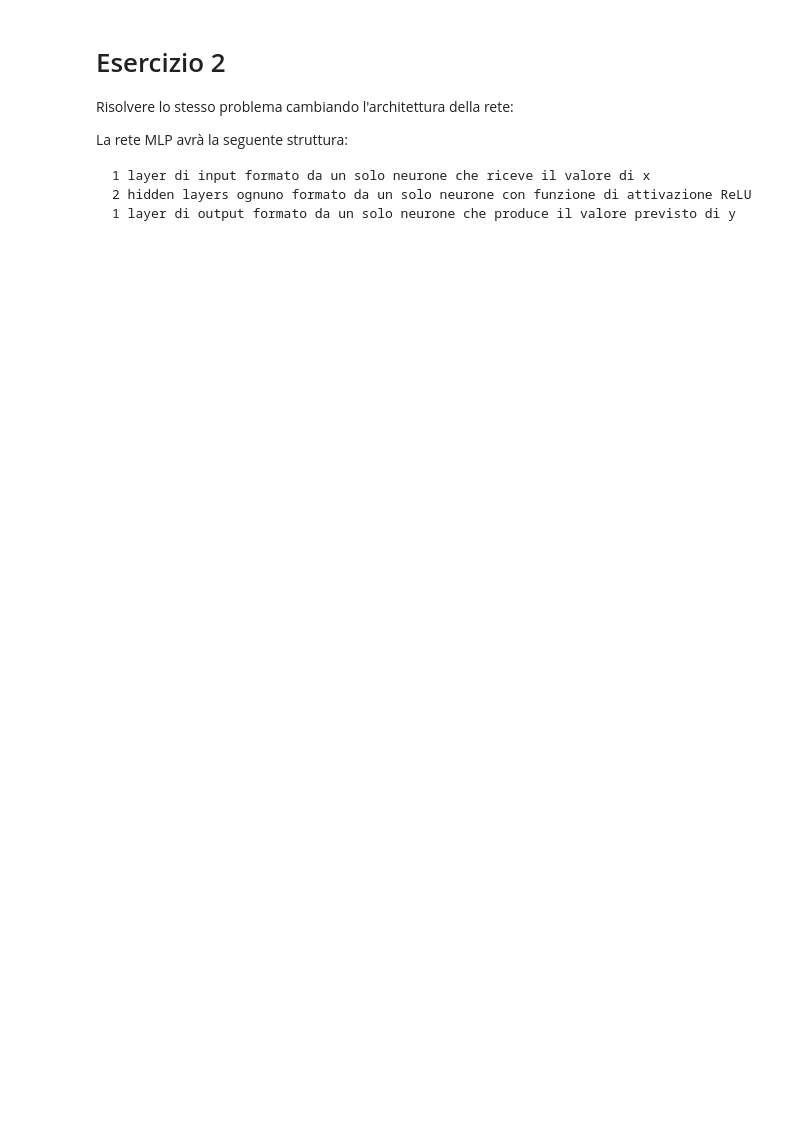
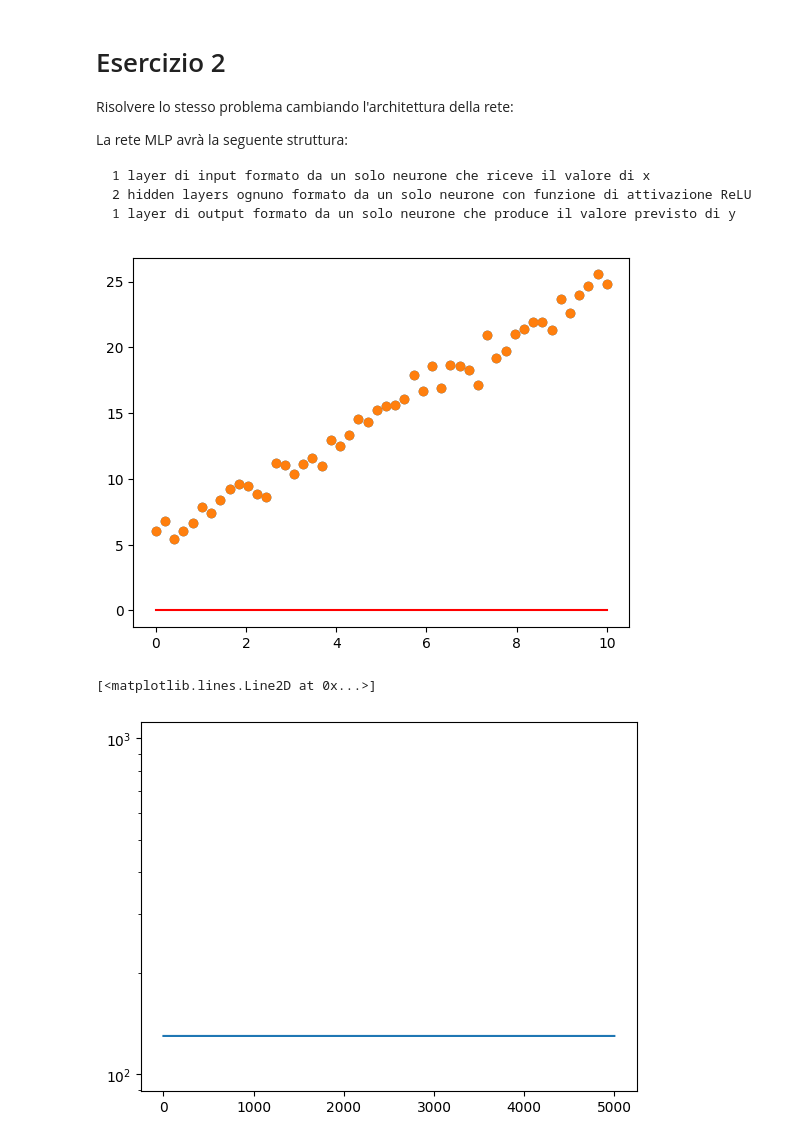
Before and after one commit to delpiter/Numerical_Methods_for_AI, a Jupyter notebook: lab13/Esercitazione20_maggio.ipynb, the cells around one changed output. Saved outputs shown, nothing was run; the diff lists cells and outputs as text; code cells hidden in the pictures; blank space fills up the shorter version.

Commit message:
Lab13 and neural network training

```diff
--- a/lab13/Esercitazione20_maggio.ipynb
+++ b/lab13/Esercitazione20_maggio.ipynb
@@ -132,0 +145,51 @@ La rete MLP avrà la seguente struttura:
+# %%
+def backwadrs_propagation(y_pred,y,w,b,a1,a2,a3,z1,z2,x,learning_rate,nT):
+    delta_3=(y_pred-y)*relu_derivative(a3)
+    delta_2=delta_3*w[2]*relu_derivative(a2)
+    delta_1=delta_2*w[1]*relu_derivative(a1)
+
+    # Update weights
+    w[2]=w[2]-learning_rate*np.sum(delta_3*z2)/nT
+    w[1]=w[1]-learning_rate*np.sum(delta_2*z1)/nT
+    w[0]=w[0]-learning_rate*np.sum(delta_1*x)/nT
+
+    # Update Bias
+    b[2]=b[2]-learning_rate*np.sum(delta_3)/nT
+    b[1]=b[1]-learning_rate*np.sum(delta_2)/nT
+    b[0]=b[0]-learning_rate*np.sum(delta_1)/nT
+
+    return w,b
+# %%
+w=np.random.randn(3)
+b=np.random.randn(3)
+# %%
+x=np.linspace(0.0,10,50)
+y=2*x+5+0.4*np.random.normal(0,2,50)
+nT=x.shape[0]
+f_loss_1=[]
+
+# Training
+for epoch in range(epochs):
+    # Prediction
+    y_pred,a1,a2,a3,z1,z2=forward_propagation(x,w,b)
+
+    # Cost function
+    loss=mse(y_pred,y)
+    f_loss_1.append(loss)
+
+    # Backward Propagation (update weights)
+    w,b=backwadrs_propagation(y_pred,y,w,b,a1,a2,a3,z1,z2,x,learning_rate,nT)
+
+
+# data prediction
+x_new=np.linspace(0.0,10,100)
+y_pred_new,a1,a2,a3,z1,z2=forward_propagation(x_new,w,b)
+
+plt.plot(x,y,'o')
+plt.plot(x,y,'o',x_new,y_pred_new,'r-')
+plt.show()
+plt.semilogy(f_loss_1)
+# %% [output]
+[figure, added]
+[<matplotlib.lines.Line2D at 0x...>]
+[figure, added]
```
Also changed, not shown: parts of 2 cells of this notebook, 3 other files.
